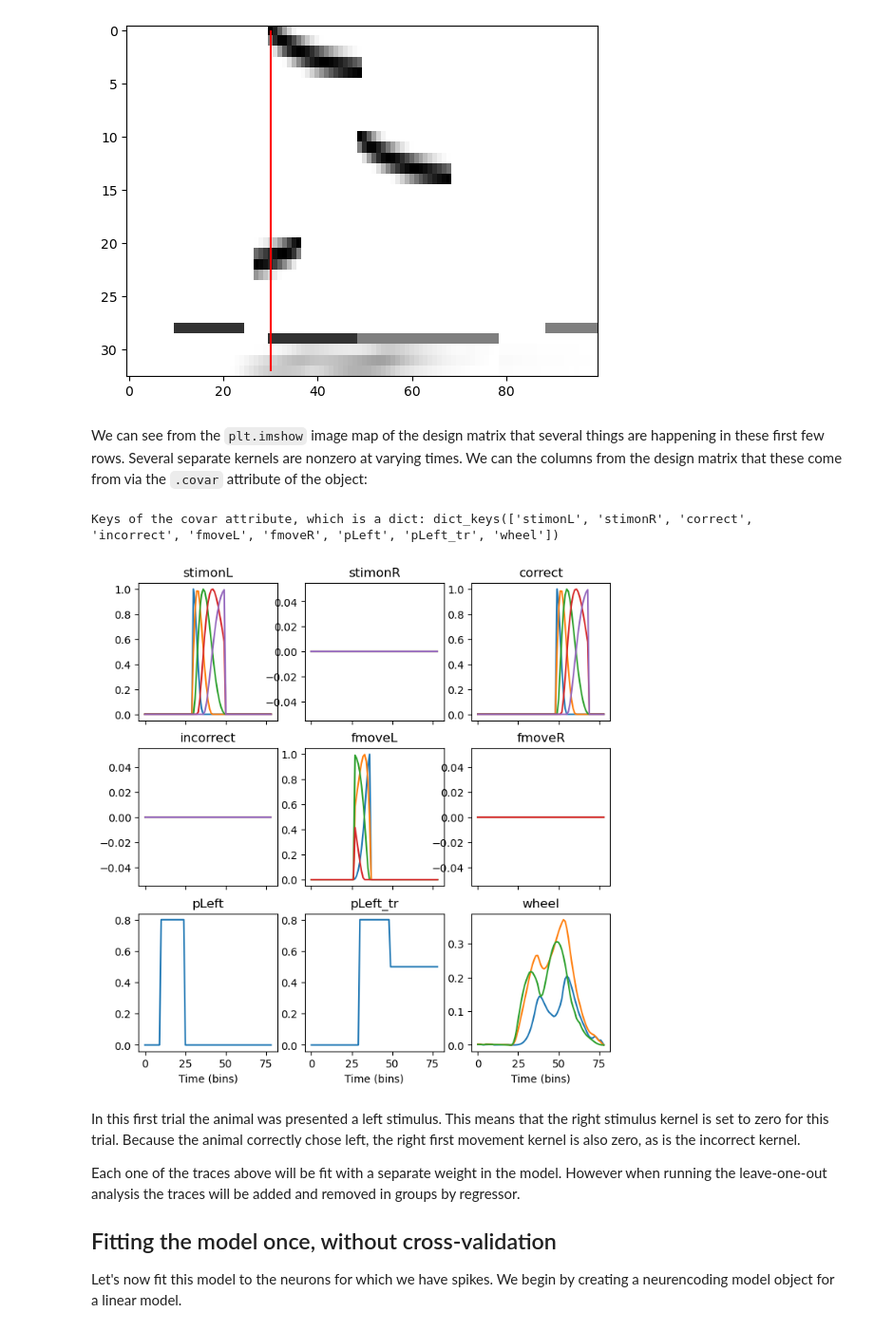
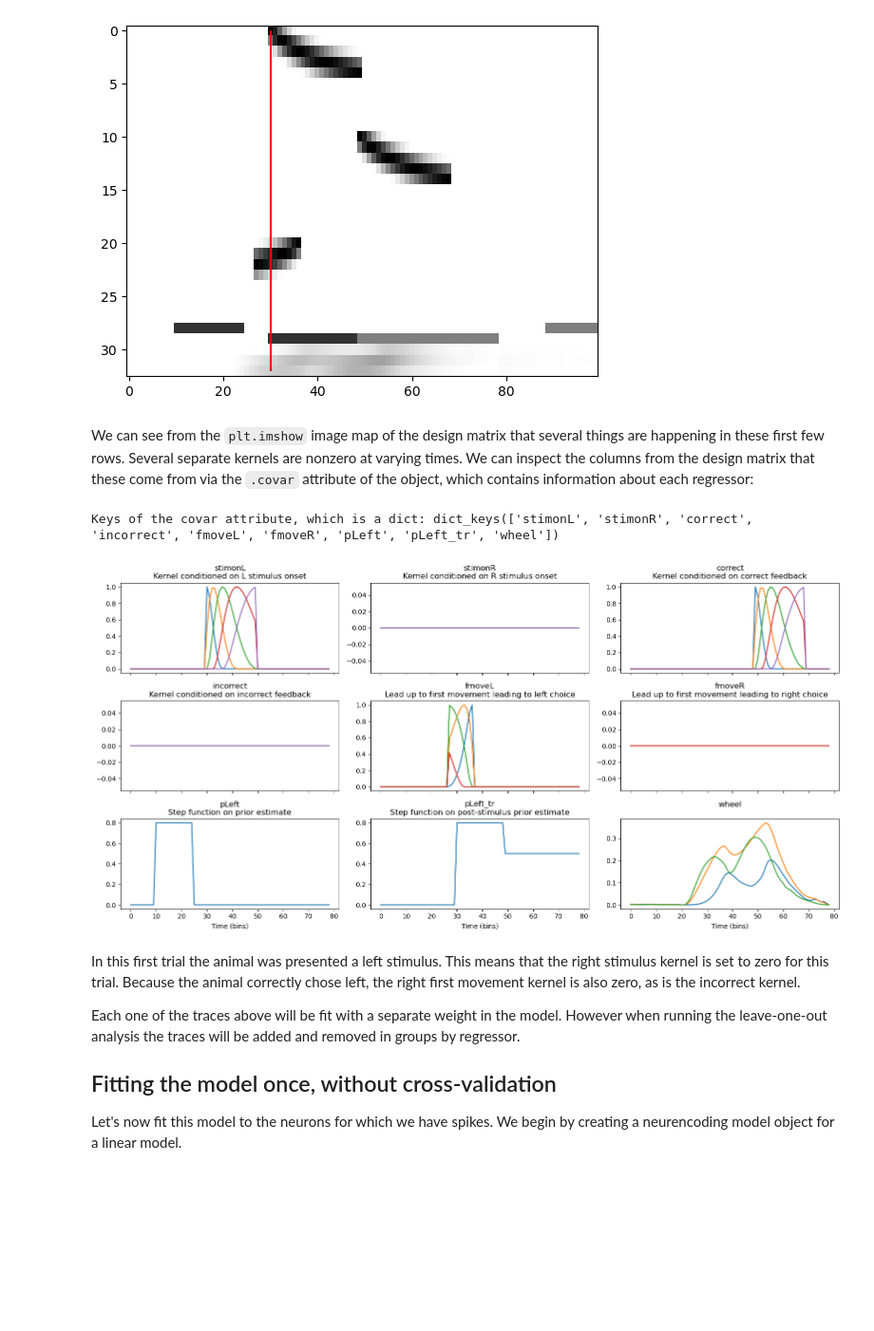
Before and after one commit to int-brain-lab/paper-brain-wide-map, a Jupyter notebook: brainwidemap/encoding/scripts/fit_example_session.ipynb, the cells around one changed output. Shown: that part at 95% size. Saved outputs shown, nothing was run; the diff lists cells and outputs as text; code cells hidden in the pictures; blank space fills up the shorter version.

```diff
--- a/brainwidemap/encoding/scripts/fit_example_session.ipynb
+++ b/brainwidemap/encoding/scripts/fit_example_session.ipynb
@@ -8,20 +8,16 @@ This notebook aims to introduce you to the methodology behind the analyses of si
 We begin by first loading in the trials dataframe, spikes, and cluster information (such as QC metrics and brain region labels) for a given session ID and probe ID.
 # %%
 import numpy as np
-import pandas as pd
-import brainbox.io.one as bbone
-from iblutil.util import Bunch
 from one.api import ONE
-from brainwidemap.bwm_loading import load_trials_and_mask
-from brainwidemap.encoding.utils import load_trials_df, load_regressors
+from brainwidemap.encoding.utils import load_regressors
 
 %matplotlib inline
 
 eid = "034e726f-b35f-41e0-8d6c-a22cc32391fb"
 pid = "5e84c8e7-236f-4a64-a944-dc4a17c64f1d"
-dt = 0.02
+dt = 0.02  # Time step of the regressor matrix and spike bins
 
-one = ONE()
+one = ONE(base_url='https://openalyx.internationalbrainlab.org', password='international', silent=True)
 trialsdf, spk_times, spk_clu, clu_regions, clu_df = load_regressors(
     eid, pid, t_before=0.6, t_after=0.6, binwidth=dt, abswheel=True, clu_criteria="bwm", one=one
 )
@@ -103,24 +110,25 @@ plt.vlines(binfun(trialsdf["stimOn_times"].loc[0] - trialsdf["trial_start"].loc[
 <matplotlib.collections.LineCollection at 0x...>
 [figure]
 # %% [markdown]
-We can see from the `plt.imshow` image map of the design matrix that several things are happening in these first few rows. Several separate kernels are nonzero at varying times. We can the columns from the design matrix that these come from via the `.covar` attribute of the object:
+We can see from the `plt.imshow` image map of the design matrix that several things are happening in these first few rows. Several separate kernels are nonzero at varying times. We can inspect the columns from the design matrix that these come from via the `.covar` attribute of the object, which contains information about each regressor:
 # %%
 print("Keys of the covar attribute, which is a dict:", design_matrix.covar.keys())
-trial_idx = 0
+trial_idx = 0  # We will look at the first trial in this session
 trialinds = np.argwhere(design_matrix.trlabels == trial_idx)[:, 0]
-fig, ax = plt.subplots(3, 3, figsize=(8, 8), sharex=True)
+fig, ax = plt.subplots(3, 3, figsize=(16, 8), sharex=True)
 ax = ax.flatten()
 for i, cov in enumerate(design_matrix.covar.keys()):
     # design_matrix.covar contains per-covariate information for each regressor we added to the design matrix.
     # The columns in the matrix corresponding to this covariate are stored in the "dmcol_idx" key
     dmcols = design_matrix.covar[cov]["dmcol_idx"]
     ax[i].plot(design_matrix.dm[trialinds][:, dmcols])
-    ax[i].set_title(cov)
+    ax[i].set_title(cov + "\n" + design_matrix.covar[cov]["description"])
     if i in [6, 7, 8]:
         ax[i].set_xlabel("Time (bins)")
+plt.tight_layout()
 # %% [output]
 Keys of the covar attribute, which is a dict: dict_keys(['stimonL', 'stimonR', 'correct', 'incorrect', 'fmoveL', 'fmoveR', 'pLeft', 'pLeft_tr', 'wheel'])
-[figure, old version]
+[figure, new version]
 # %% [markdown]
 In this first trial the animal was presented a left stimulus. This means that the right stimulus kernel is set to zero for this trial. Because the animal correctly chose left, the right first movement kernel is also zero, as is the incorrect kernel.
 
```
Also changed, not shown: parts of 7 cells of this notebook, 2 other files.
